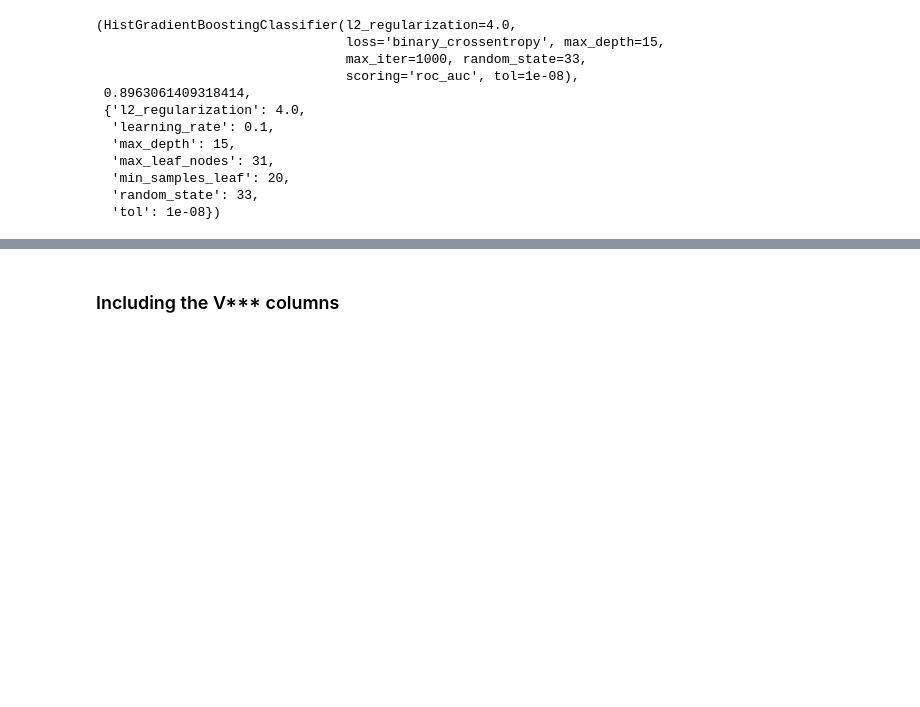
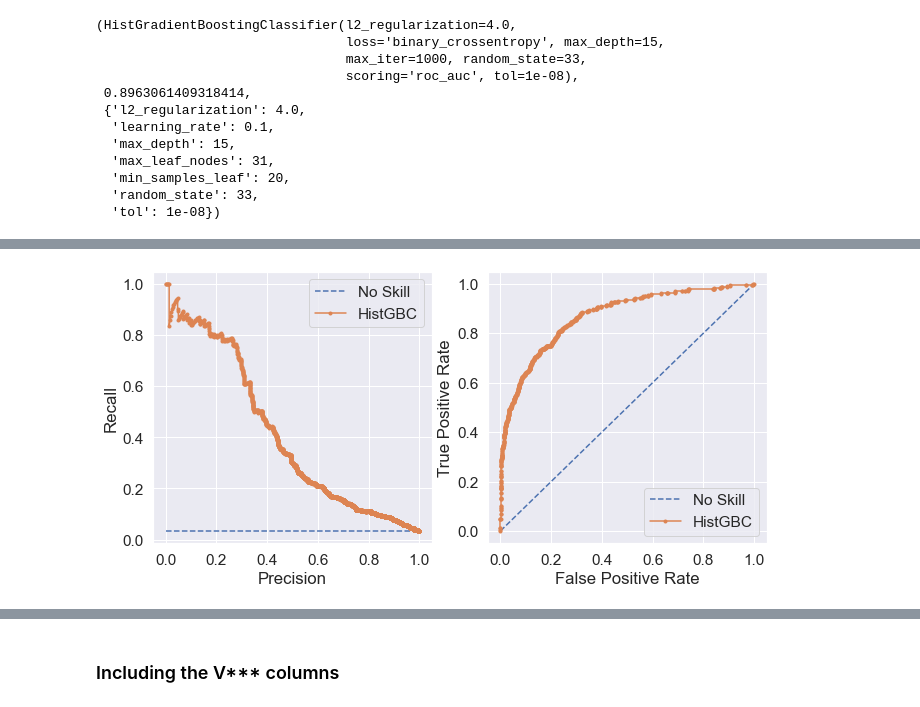
Before and after one commit to BoronII/fraud-detection-pytorch-scikit-fastai, a Jupyter notebook: 03_Gradient boosted trees without feature engineering and without V features.ipynb, the cells around one changed output, grey strips where cells are left out. Saved outputs shown, nothing was run; the diff lists cells and outputs as text; code cells hidden in the pictures; blank space fills up the shorter version.

```diff
--- a/03_Gradient boosted trees without feature engineering and without V features.ipynb
+++ b/03_Gradient boosted trees without feature engineering and without V features.ipynb
@@ -521,0 +556,4 @@ Wall time: 8.75 s
+# %%
+fig = plot_roc_prc(valid_y, prob_valid, label='HistGBC')
+# %% [output]
+[figure, added]
```
Also changed, not shown: parts of 34 cells of this notebook, 1 other file.
